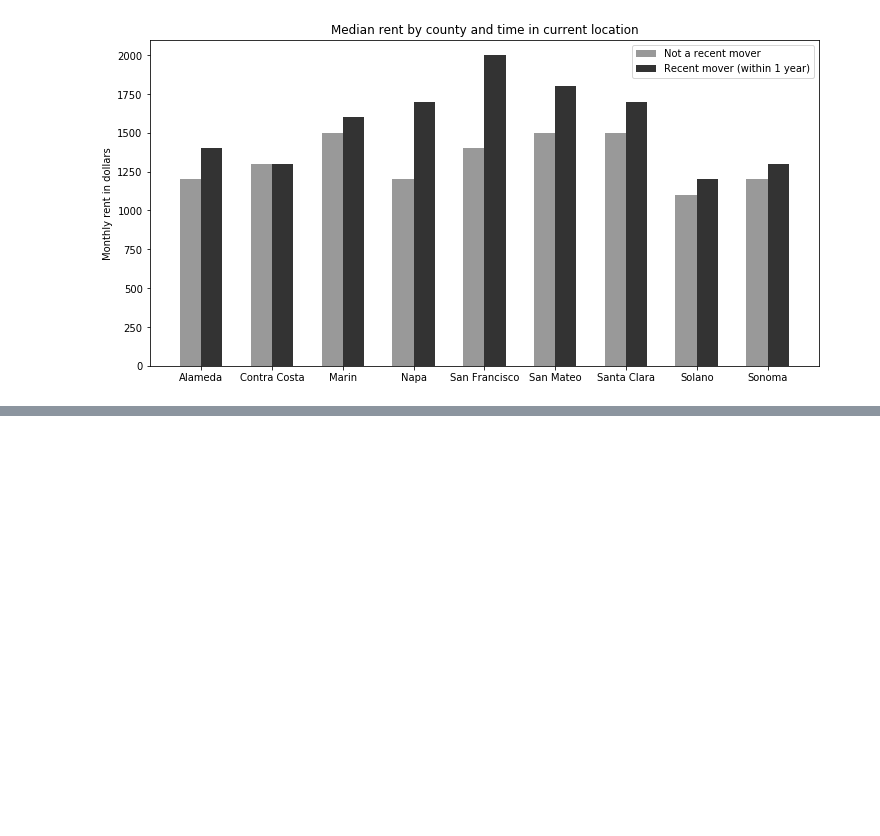
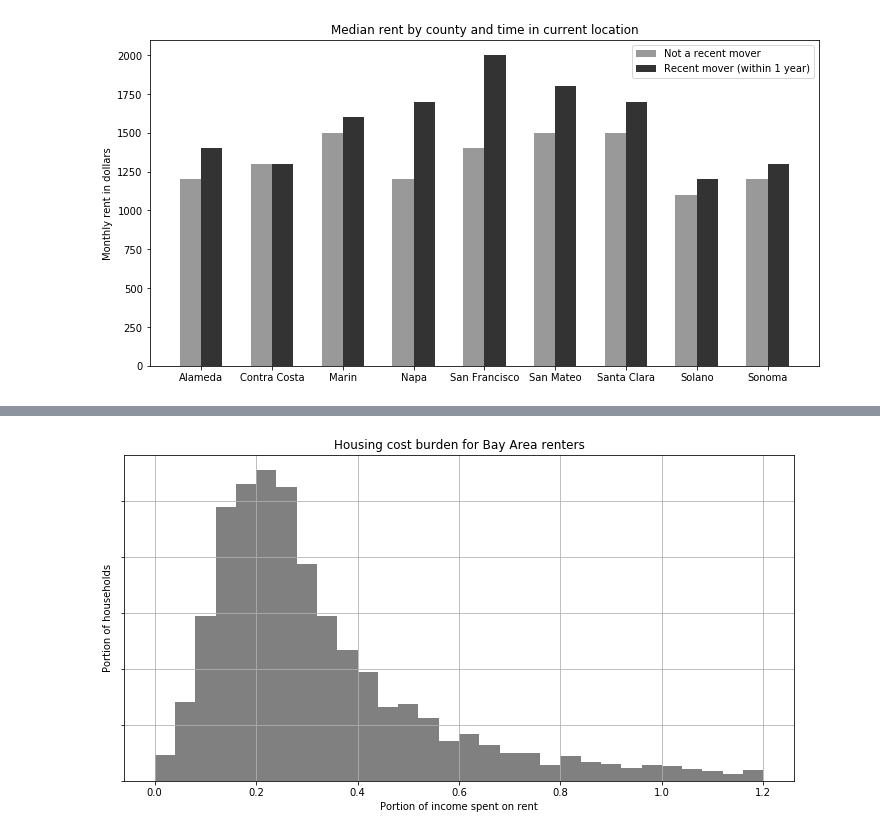
Before and after one commit to ual/displacement-chapter-replication, a Jupyter notebook: notebooks/PUMS-moveout.ipynb, the cells around one changed output, grey strips where cells are left out. Saved outputs shown, nothing was run; the diff lists cells and outputs as text; code cells hidden in the pictures; blank space fills up the shorter version.

```diff
--- a/notebooks/PUMS-moveout.ipynb
+++ b/notebooks/PUMS-moveout.ipynb
@@ -204,0 +247,13 @@ fig.savefig('../output/figure-median-rent.pdf')
+# %%
+fig, ax = plt.subplots(figsize=(12,6))
+
+pums.rent_burden.hist(range=(0,1.2), bins=30, color='grey')
+
+plt.title('Housing cost burden for Bay Area renters')
+ax.set_xlabel('Portion of income spent on rent')
+ax.set_ylabel('Portion of households')
+ax.set_yticklabels('')
+
+plt.show()
+# %% [output]
+[figure, added]
```
Also changed, not shown: parts of 10 cells of this notebook.
